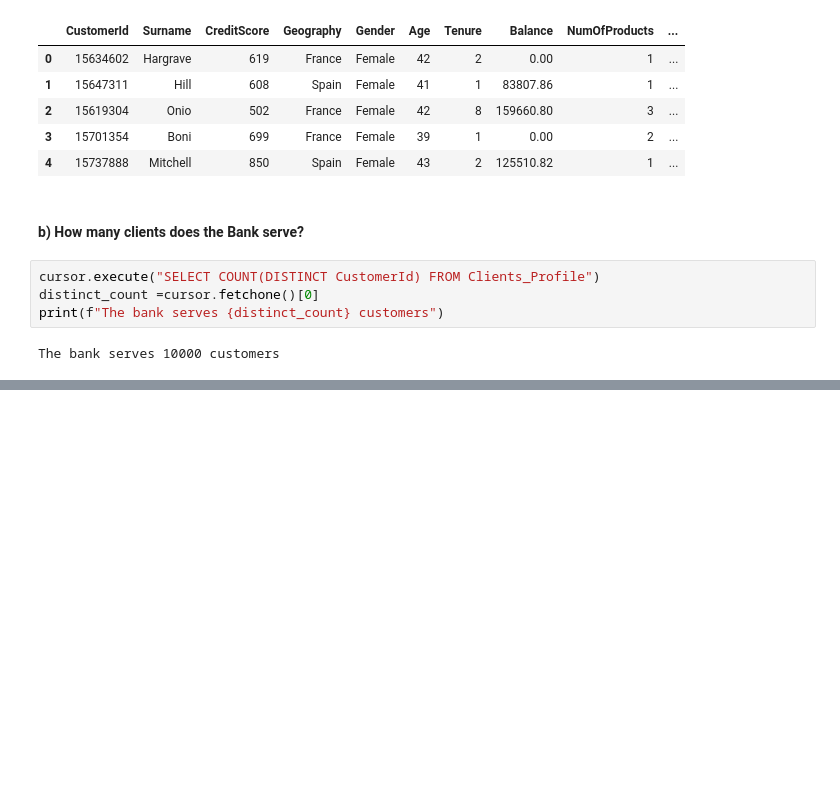
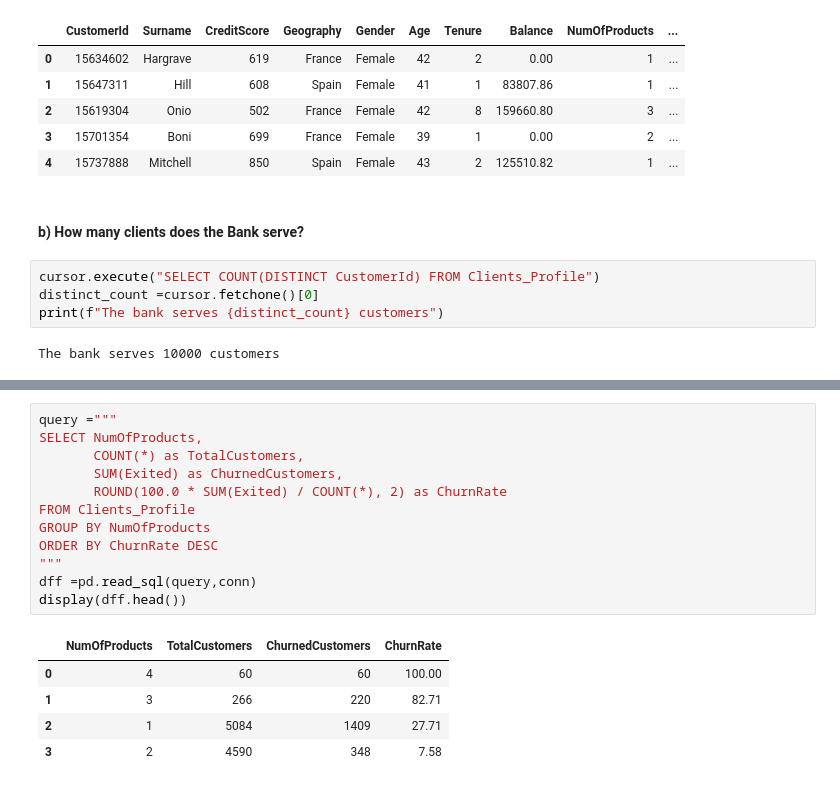
Before and after one commit to Sabuny/Database-SQLite, a Jupyter notebook: Bank_Churn_SQL.ipynb, the cells around one changed output, grey strips where cells are left out. Saved outputs shown, nothing was run; the diff lists cells and outputs as text; blank space fills up the shorter version.

```diff
--- a/Bank_Churn_SQL.ipynb
+++ b/Bank_Churn_SQL.ipynb
@@ -135 +373,19 @@ display(df)
+# %%
+query ="""
+SELECT NumOfProducts,
+       COUNT(*) as TotalCustomers,
+       SUM(Exited) as ChurnedCustomers,
+       ROUND(100.0 * SUM(Exited) / COUNT(*), 2) as ChurnRate
+FROM Clients_Profile
+GROUP BY NumOfProducts
+ORDER BY ChurnRate DESC
+"""
+dff =pd.read_sql(query,conn)
+display(dff.head())
+# %% [output]
+|  | NumOfProducts | TotalCustomers | ChurnedCustomers | ChurnRate |
+| 0 | 4 | 60 | 60 | 100.00 |
+| 1 | 3 | 266 | 220 | 82.71 |
+| 2 | 1 | 5084 | 1409 | 27.71 |
+| 3 | 2 | 4590 | 348 | 7.58 |
 # %%
```
Also changed, not shown: parts of 35 cells of this notebook, 1 other file.
